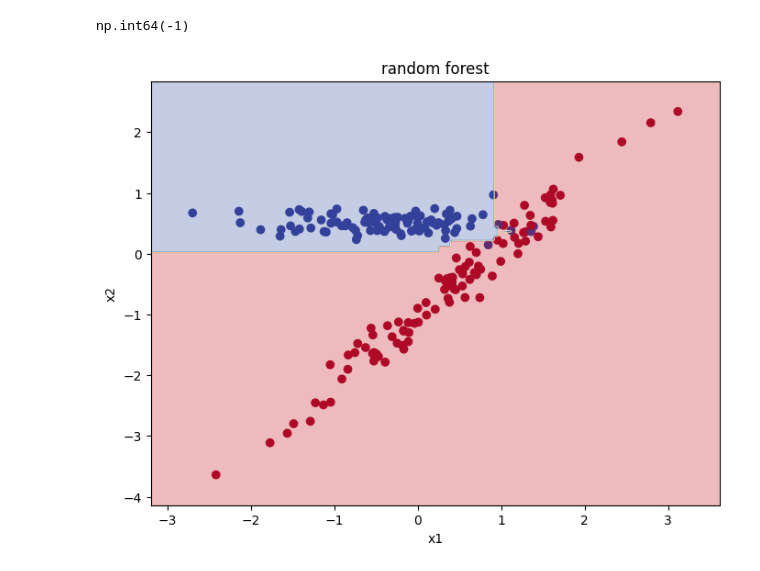
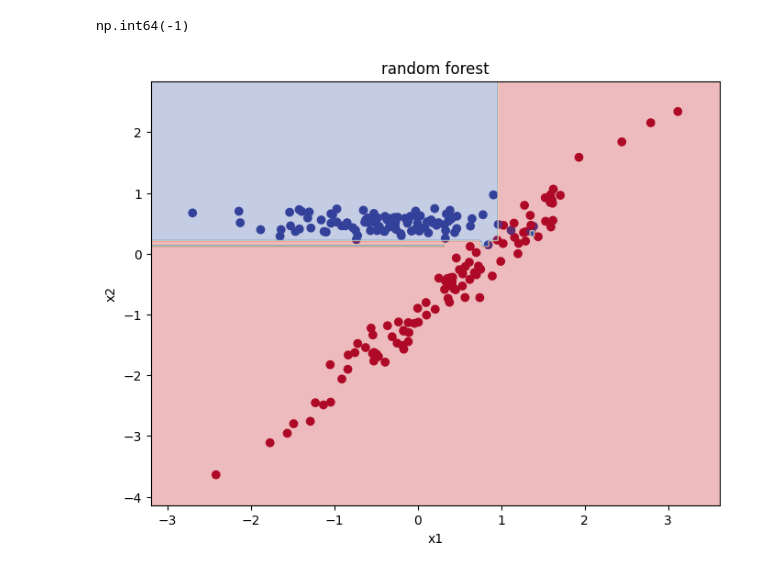
Before and after one commit to bleeeana/ml_methods, a Jupyter notebook: methods.ipynb, the cells around one changed output. Cells and saved outputs as stored; diff of their text form; code cells hidden in the pictures.

```diff
--- a/methods.ipynb
+++ b/methods.ipynb
@@ -513,7 +513,7 @@ class SVMMethod:
     def plot(self):
         plt.scatter(X_linear[:, 0], X_linear[:, 1], c=y_linear, cmap='RdYlBu')
         plt.title('SVM')
-        x1_min, x1_max = -1, 1
+        x1_min, x1_max = -2, 2
         w0, w1, w2 = self.weights.flatten()
         # w1 * x1 + w2 * x2 - w0 = 0
         # x2 = (w0 - w1 * x1) / w2
@@ -566,8 +566,10 @@ class SolvingTreeModel:
         self.root = None
         if use_loss == 0:
             self.loss = self.entropy_loss
+        elif use_loss == 1:
+            self.loss = self.gini_impurity_loss
         else:
-            self.loss = self.gini_impurity_loss
+            self.loss = self.mse_loss
         self.max_depth = max_depth
         self.min_samples = min_samples
         self.num_classes = len(np.unique(y))
@@ -624,9 +626,12 @@ class SolvingTreeModel:
         new_node = SolvingTreeNode()
         num_samples = len(y)
         num_classes = len(np.unique(y))
-        if self.check_finish(depth, num_samples, num_classes):
+        if self.check_finish(depth, num_samples, num_classes, y):
             values, counts = np.unique(y, return_counts=True)
-            new_node.prediction = values[np.argmax(counts)]
+            if self.loss != self.mse_loss:
+                new_node.prediction = values[np.argmax(counts)]
+            else:
+                new_node.prediction = np.mean(y)
             return new_node
 
         subset = None
@@ -638,7 +643,10 @@ class SolvingTreeModel:
         threshold, feature_index = self.best_split(x, y, subset)
         if feature_index == None:
             values, counts = np.unique(y, return_counts=True)
-            new_node.prediction = values[np.argmax(counts)]
+            if self.loss != self.mse_loss:
+                new_node.prediction = values[np.argmax(counts)]
+            else:
+                new_node.prediction = np.mean(y)
             return new_node
 
         new_node.feature_index = feature_index
@@ -652,8 +660,15 @@ class SolvingTreeModel:
 
         return new_node
 
-    def check_finish(self, depth, num_samples, num_classes) -> bool:
-        return (depth > self.max_depth or num_samples <= self.min_samples or num_classes == 1)
+    def check_finish(self, depth, num_samples, num_classes, y) -> bool:
+        if self.loss == self.mse_loss:
+            if num_samples <= self.min_samples or depth >= self.max_depth:
+                return True
+            return np.var(y) < 1e-8  # почти константа
+        else:
+            return (depth >= self.max_depth or
+                num_samples <= self.min_samples or
+                num_classes == 1)
 
     def count_probabilities(self, y: np.array):
         _, counts = np.unique(y, return_counts=True)
@@ -666,6 +681,9 @@ class SolvingTreeModel:
     def gini_impurity_loss(self, y: np.array):
         probs = self.count_probabilities(y) ** 2
         return 1 - np.sum(probs)
+
+    def mse_loss(self, y: np.array):
+        return np.mean((y - np.mean(y)) ** 2)
 
     def plot(self, x_label, y_label):
 
@@ -696,7 +714,7 @@ class SolvingTreeModel:
 x_label = ["x1", "x2"]
 y_label = ["y"]
 x = np.array([[-1, 0]])
-model = SolvingTreeModel(svm_dataset1, 5, 10, 2)
+model = SolvingTreeModel(svm_dataset1, 5, 10, 1)
 model.fit(x_label, y_label)
 model.plot(x_label, y_label)
 model.predict(x)
@@ -727,38 +745,38 @@ class RandomForestModel:
         final_preds, counts = np.unique(predicts, return_counts=True)
         return final_preds[np.argmax(counts)]
 
-    def plot(self, x_label, y_label):
+    def plot(self, x_label: list, y_label: list):
 
         x = self.dataset[x_label].to_numpy()
         y = self.dataset[y_label].to_numpy()
 
         x_min, x_max = x[:, 0].min() - 0.5, x[:, 0].max() + 0.5
         y_min, y_max = x[:, 1].min() - 0.5, x[:, 1].max() + 0.5
 
         xx, yy = np.meshgrid(
             np.linspace(x_min, x_max, 300),
             np.linspace(y_min, y_max, 300)
         )
 
         grid_points = np.c_[xx.ravel(), yy.ravel()]
 
         predictions = np.array([self.predict(point.reshape(1, -1)) for point in grid_points])
         predictions = predictions.reshape(xx.shape)
 
         plt.figure(figsize=(8, 6))
         plt.scatter(X_linear[:, 0], X_linear[:, 1], c=y_linear, cmap='RdYlBu')
         plt.title('random forest')
         plt.contourf(xx, yy, predictions, alpha=0.3, cmap='RdYlBu')
         plt.xlabel(x_label[0])
         plt.ylabel(x_label[1])
         plt.show()
 
 model = RandomForestModel(svm_dataset1, 10, 1)
 model.fit(x_label, y_label)
 model.predict(x)
 model.plot(x_label, y_label)
 # %% [output]
-[figure, old version]
+[figure, new version]
 # %%
 class IsolationTreeNode:
     def __init__(self, size: int, feature_index: int = None, threshold: int = None, left = None, right = None):
```
Also changed, not shown: parts of 6 cells of this notebook.
